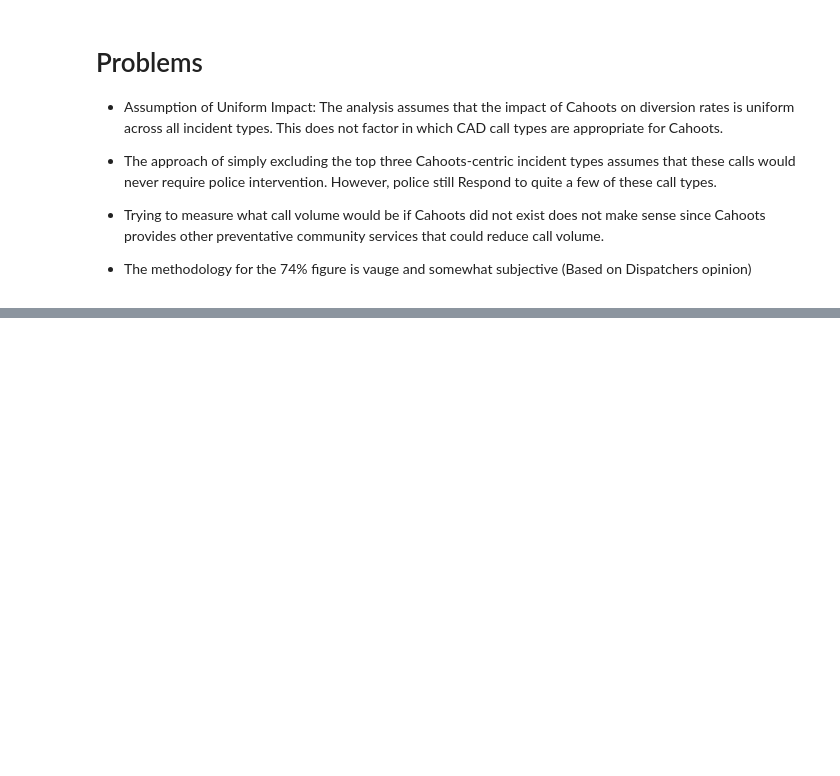
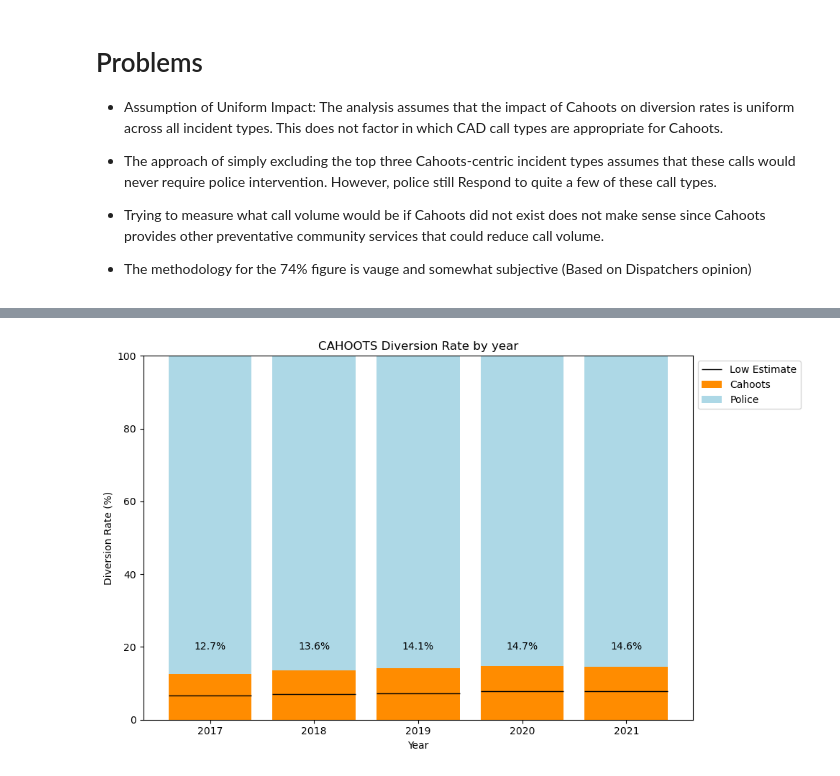
Before and after one commit to Nathan-M-Burton/Cahoots-Impact-Assessment, a Jupyter notebook: police_replication.ipynb, the cells around one changed output, grey strips where cells are left out. Drawn from its saved outputs; the diff is of its cells as text; code cells hidden in the pictures; blank space fills up the shorter version.

```diff
--- a/police_replication.ipynb
+++ b/police_replication.ipynb
@@ -385,0 +412,8 @@ overlap_proportions
+# %%
+welfare_prop = correct_props["CHECK WELFARE"]
+transport_prop = correct_props["TRANSPORT"]
+assist_prop = correct_props["ASSIST PUBLIC- POLICE"]
+suicide_prop = correct_props["SUICIDAL SUBJECT"]
+
+top_3_corrected_results = run_police_diversions(cleaned_data, welfare_prop, transport_prop, assist_prop, suicide_prop)
+top_3_corrected_results['results']
@@ -385,0 +546,11 @@ overlap_proportions
+# %%
+create_diversion_rate_chart(
+    diversion_rates_by_year,
+    rate_key='Adjusted Divert Rate with Check Welfare Adjustment (high)',
+    low_estimate_key='Adjusted Divert Rate with Check Welfare Adjustment (low)',
+    title='CAHOOTS Diversion Rate by year',
+    rate_label='Cahoots',
+    low_estimate_label='Low Estimate'
+)
+# %% [output]
+[figure, added]
```
Also changed, not shown: parts of 32 cells of this notebook, 1 other file.
